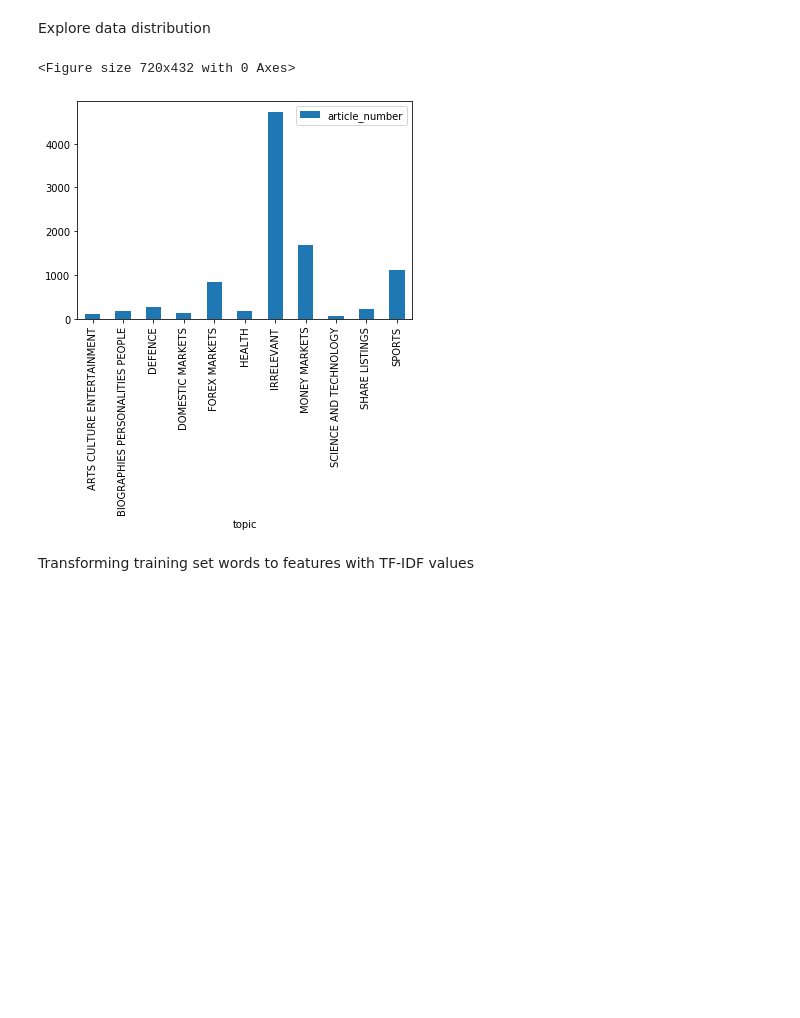
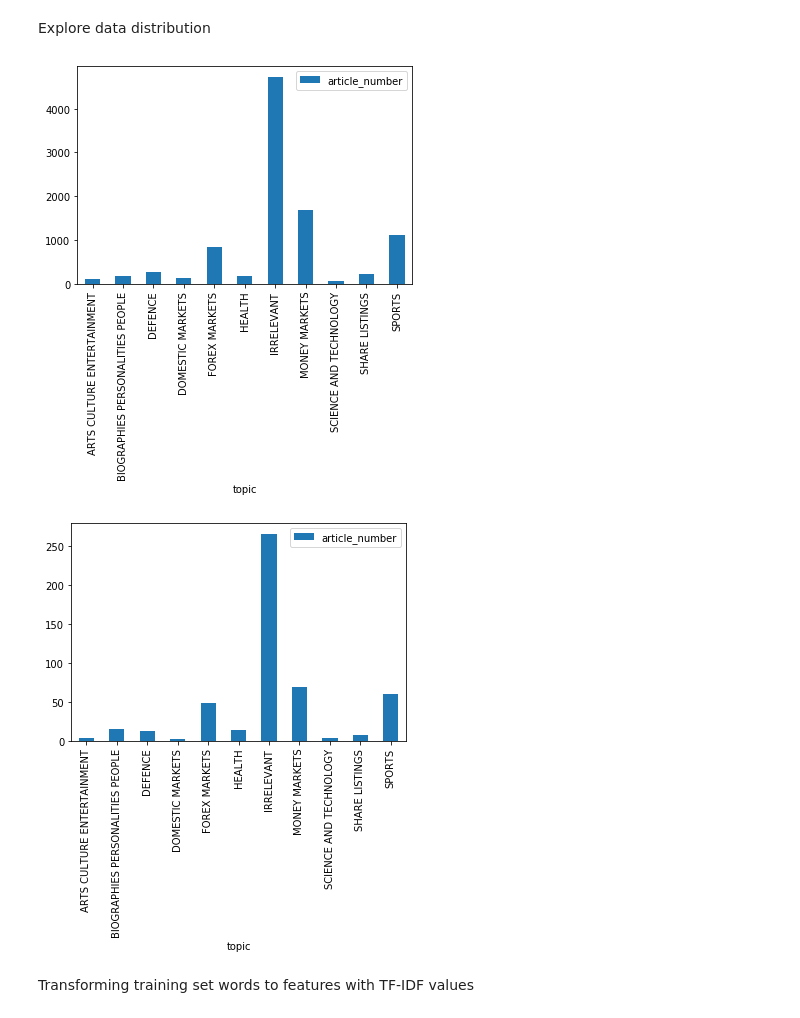
Before and after one commit to peterhuyxuan/NewsArticleClassification, a Jupyter notebook: CodeSubmission/Baseline_model_exploration.ipynb, the cells around one changed output. Drawn from its saved outputs; the diff is of its cells as text; code cells hidden in the pictures; blank space fills up the shorter version.

```diff
--- a/CodeSubmission/Baseline_model_exploration.ipynb
+++ b/CodeSubmission/Baseline_model_exploration.ipynb
@@ -9,14 +10,21 @@ import matplotlib.pyplot as plt
 
 df=pd.read_csv('training.csv')
 
-fig = plt.figure(figsize=(10,6))
 df_graph = df[['topic','article_number']]
 df_graph.groupby('topic').count().plot.bar(ylim=0)
 
 plt.show()
 # %% [output]
-<Figure size 720x432 with 0 Axes>
 [figure]
+# %%
+df_test=pd.read_csv('test.csv')
+
+df_graph_test = df_test[['topic','article_number']]
+df_graph_test.groupby('topic').count().plot.bar(ylim=0)
+
+plt.show()
+# %% [output]
+[figure, added]
 # %% [markdown]
 Transforming training set words to features with TF-IDF values
 # %%
```
Also changed, not shown: parts of 6 cells of this notebook.
